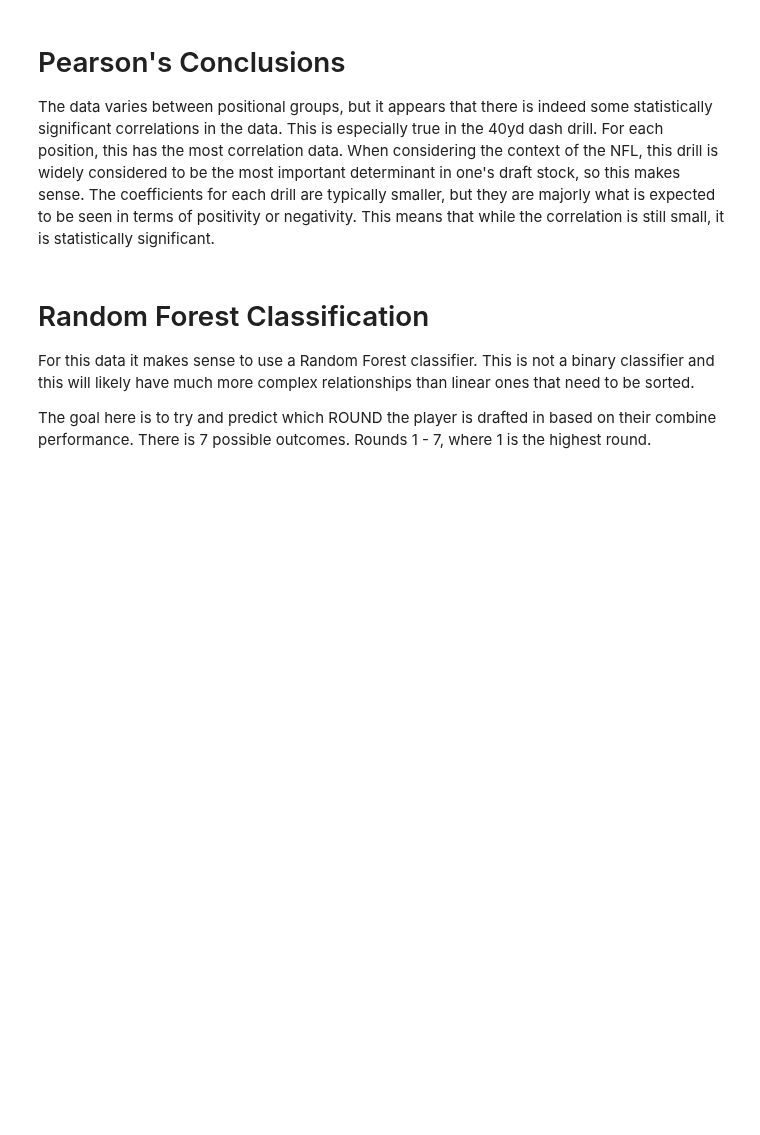
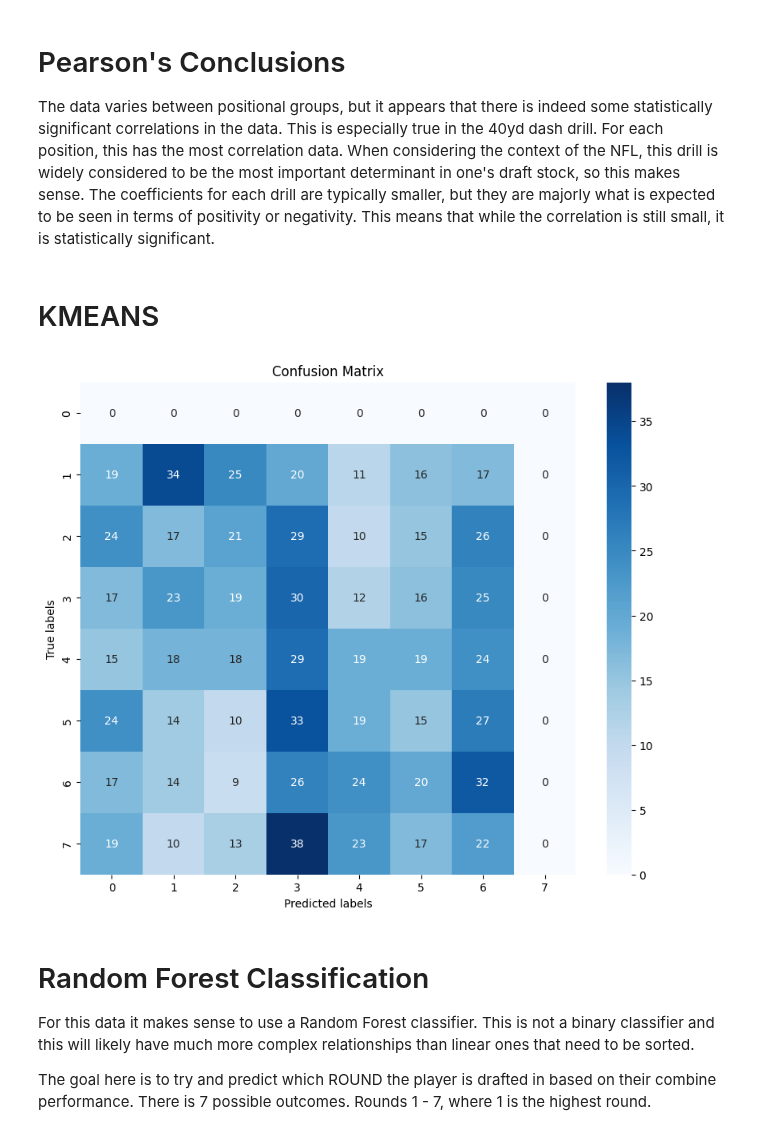
Before and after one commit to mcdonaldpmsoe/CSC2621-Final, a Jupyter notebook: main.ipynb, the cells around one changed output. Saved outputs shown, nothing was run; the diff lists cells and outputs as text; code cells hidden in the pictures; blank space fills up the shorter version.

```diff
--- a/main.ipynb
+++ b/main.ipynb
@@ -465,0 +402,2 @@ The data varies between positional groups, but it appears that there is indeed s
+# %% [markdown]
+# KMEANS
@@ -466,3 +414,12 @@ The data varies between positional groups, but it appears that there is indeed s
+# %%
+X = final_combine_data[drills]
+kmeans = KMeans(n_clusters=7, random_state=0, n_init="auto").fit(X)
+label_df = copy.deepcopy(final_combine_data)
+label_df['label'] = np.array(kmeans.labels_)
+# %%
+show_confusion_matrix(label_df['round'], label_df['label'])
+# %% [output]
+[figure, added]
 # %% [markdown]
 # Random Forest Classification
 
```
Also changed, not shown: parts of 22 cells of this notebook.
